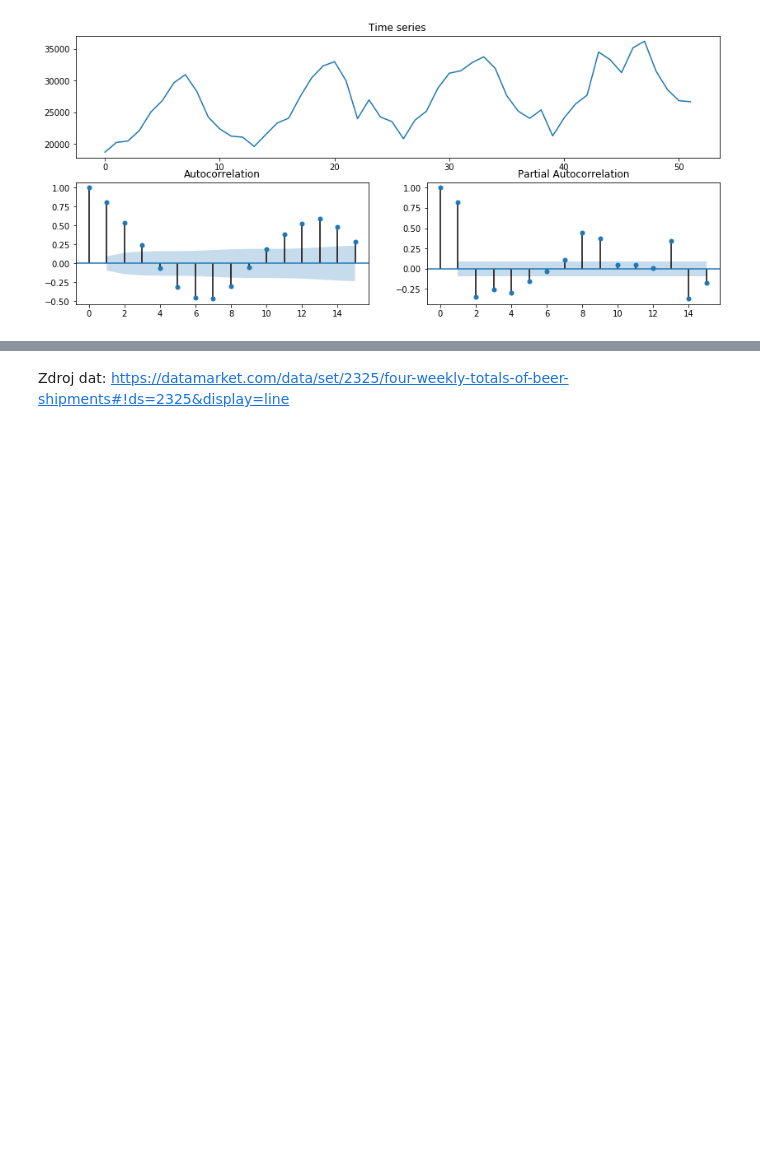
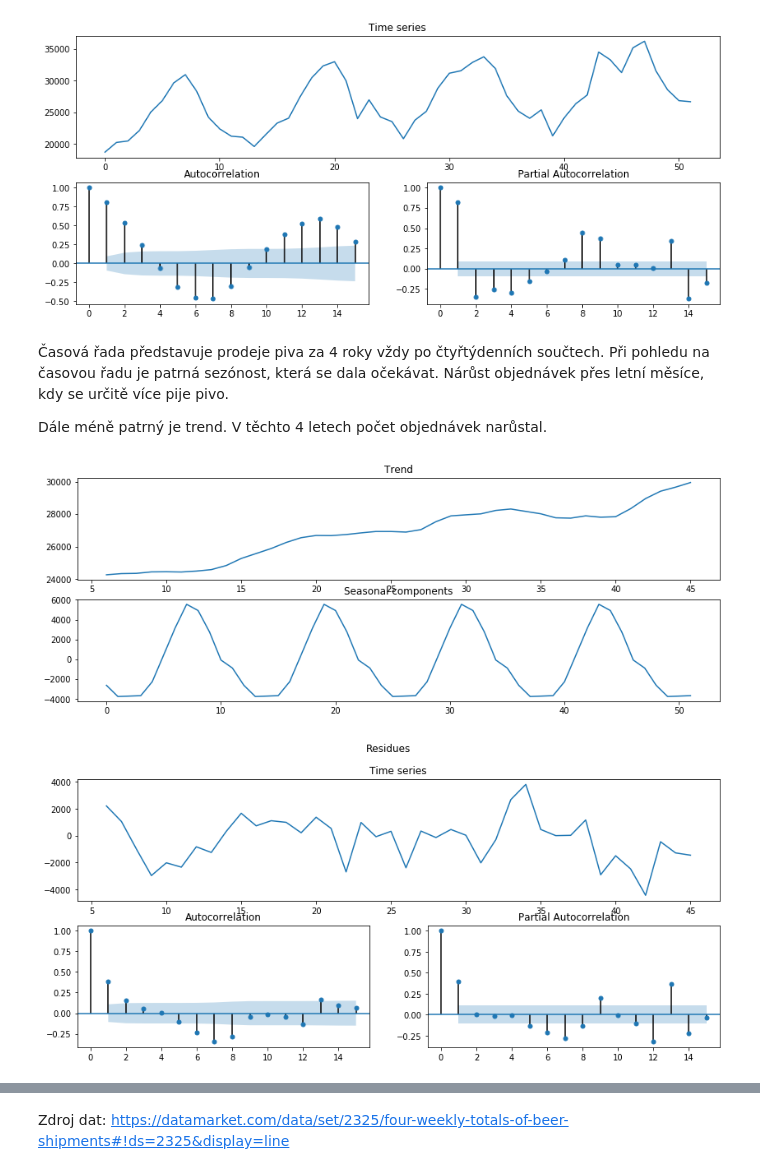
Before and after one commit to martilad/MI-SCR2018, a Jupyter notebook: exam/Beer shipments.ipynb, the cells around one changed output, grey strips where cells are left out. Saved outputs shown, nothing was run; the diff lists cells and outputs as text; code cells hidden in the pictures; blank space fills up the shorter version.

Commit message:
try some models

```diff
--- a/exam/Beer shipments.ipynb
+++ b/exam/Beer shipments.ipynb
@@ -21,8 +22,7 @@ from IPython.display import display, Markdown
 # %%
 df = pd.read_csv('fourweekly-totals-of-beer-shipme.csv')
 df.info()
-df.index = df["Week"]
-df = df.drop("Week", axis=1)
+
 fn = 'fourweekly-totals-of-beer-shipme.csv'
 # Vyberu z datasetu pouze součtu objednávek v jednotlivých týdnech
 data = df['Four-weekly totals of beer shipments'].values
@@ -42,0 +41,21 @@ Při pohledu na časovou řadu je patrná sez
+# %% [markdown]
+Časová řada představuje prodeje piva za 4 roky vždy po čtyřtýdenních součtech.
+Při pohledu na časovou řadu je patrná sezónost, která se dala očekávat.
+Nárůst objednávek přes letní měsíce, kdy se určitě více pije pivo.
+
+Dále méně patrný je trend. V těchto 4 letech počet objednávek narůstal.
+# %%
+result = seasonal_decompose(df['Four-weekly totals of beer shipments'], freq=12, model='aditive')
+plt.figure(figsize=(14,5))
+plt.subplot(2,1,1)
+plt.plot(result.trend)
+plt.title("Trend")
+plt.subplot(2,1,2)
+plt.plot(result.seasonal)
+plt.title("Seasonal components")
+tsplot(result.resid.dropna())
+plt.suptitle("Residues")
+plt.show()
+# %% [output]
+[figure, added]
+[figure, added]
```
Also changed, not shown: parts of 7 cells of this notebook, 1 other file.
